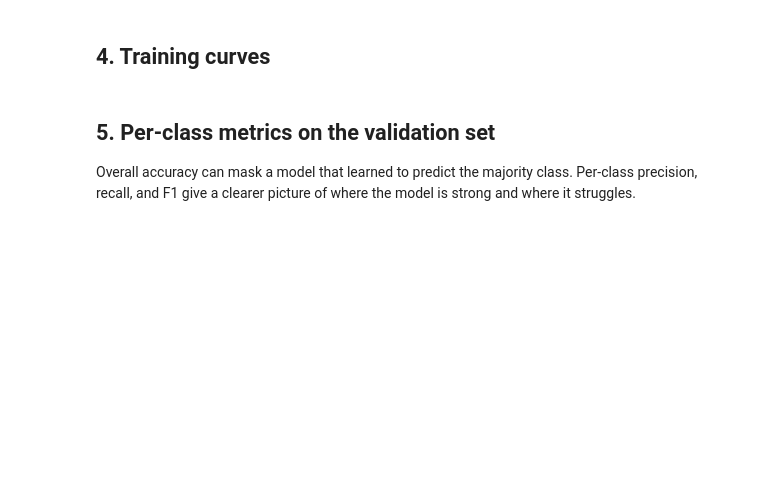
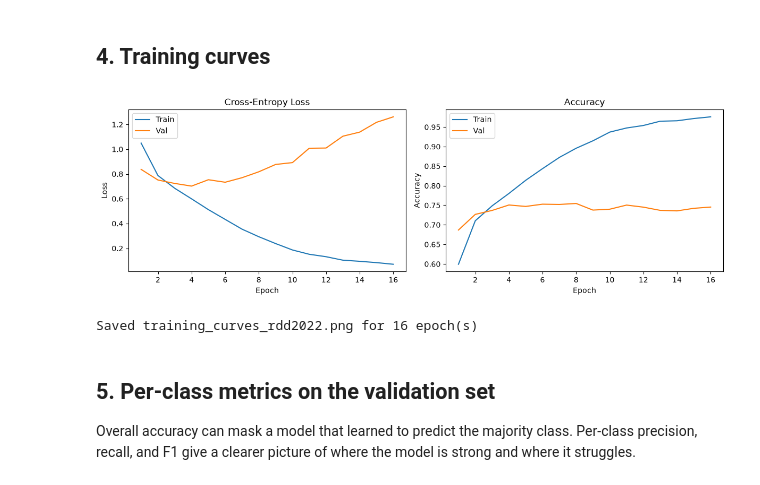
Before and after one commit to joshlaubach/defect-detector, a Jupyter notebook: notebooks/train_efficientnet.ipynb, the cells around one changed output. Cells and saved outputs as stored; diff of their text form; code cells hidden in the pictures; blank space fills up the shorter version.

```diff
--- a/notebooks/train_efficientnet.ipynb
+++ b/notebooks/train_efficientnet.ipynb
@@ -205,7 +146,8 @@ model = timm.create_model(
     EFFICIENTNET_MODEL,
     pretrained=True,
     num_classes=RDD2022_NUM_CLASSES,
-)
+    drop_rate=0.2,
+ )
 model = model.to(DEVICE)
 
 n_params = sum(p.numel() for p in model.parameters() if p.requires_grad)
@@ -216,9 +158,13 @@ optimizer = optim.AdamW(
     model.parameters(),
     lr=EFFICIENTNET_LR,
     weight_decay=EFFICIENTNET_WEIGHT_DECAY,
-)
+ )
 scheduler = optim.lr_scheduler.StepLR(
     optimizer,
-    step_size=EFFICIENTNET_EPOCHS // 2,
+    step_size=max(1, EFFICIENTNET_EPOCHS // 2),
     gamma=0.1,
-)
+ )
+scaler = torch.amp.GradScaler(
+    'cuda',
+    enabled=DEVICE.type == 'cuda',
+ )
@@ -310,27 +315,30 @@ print(f'\nTraining complete. Best val accuracy: {best_val_acc:.3f}')
 # %% [markdown]
 ## 4. Training curves
 # %%
-epochs = range(1, EFFICIENTNET_EPOCHS + 1)
-fig, (ax1, ax2) = plt.subplots(1, 2, figsize=(12, 4))
+epochs = range(1, len(history['train_loss']) + 1)
+fig, axs = plt.subplots(1, 2, figsize=(12, 4))
 
-ax1.plot(epochs, history['train_loss'], label='Train')
-ax1.plot(epochs, history['val_loss'],   label='Val')
-ax1.set_xlabel('Epoch')
-ax1.set_ylabel('Loss')
-ax1.set_title('Cross-Entropy Loss')
-ax1.legend()
+axs[0].plot(epochs, history['train_loss'], label='Train')
+axs[0].plot(epochs, history['val_loss'],   label='Val')
+axs[0].set_xlabel('Epoch')
+axs[0].set_ylabel('Loss')
+axs[0].set_title('Cross-Entropy Loss')
+axs[0].legend()
 
-ax2.plot(epochs, history['train_acc'], label='Train')
-ax2.plot(epochs, history['val_acc'],   label='Val')
-ax2.set_xlabel('Epoch')
-ax2.set_ylabel('Accuracy')
-ax2.set_title('Accuracy')
-ax2.legend()
+axs[1].plot(epochs, history['train_acc'], label='Train')
+axs[1].plot(epochs, history['val_acc'],   label='Val')
+axs[1].set_xlabel('Epoch')
+axs[1].set_ylabel('Accuracy')
+axs[1].set_title('Accuracy')
+axs[1].legend()
 
 plt.tight_layout()
 plt.savefig('training_curves_rdd2022.png', dpi=120)
 plt.show()
-print('Saved training_curves_rdd2022.png')
+print(f'Saved training_curves_rdd2022.png for {len(history["train_loss"])} epoch(s)')
+# %% [output]
+[figure, added]
+Saved training_curves_rdd2022.png for 16 epoch(s)
 # %% [markdown]
 ## 5. Per-class metrics on the validation set
 
```
Also changed, not shown: parts of 8 cells of this notebook, 3 other files.
